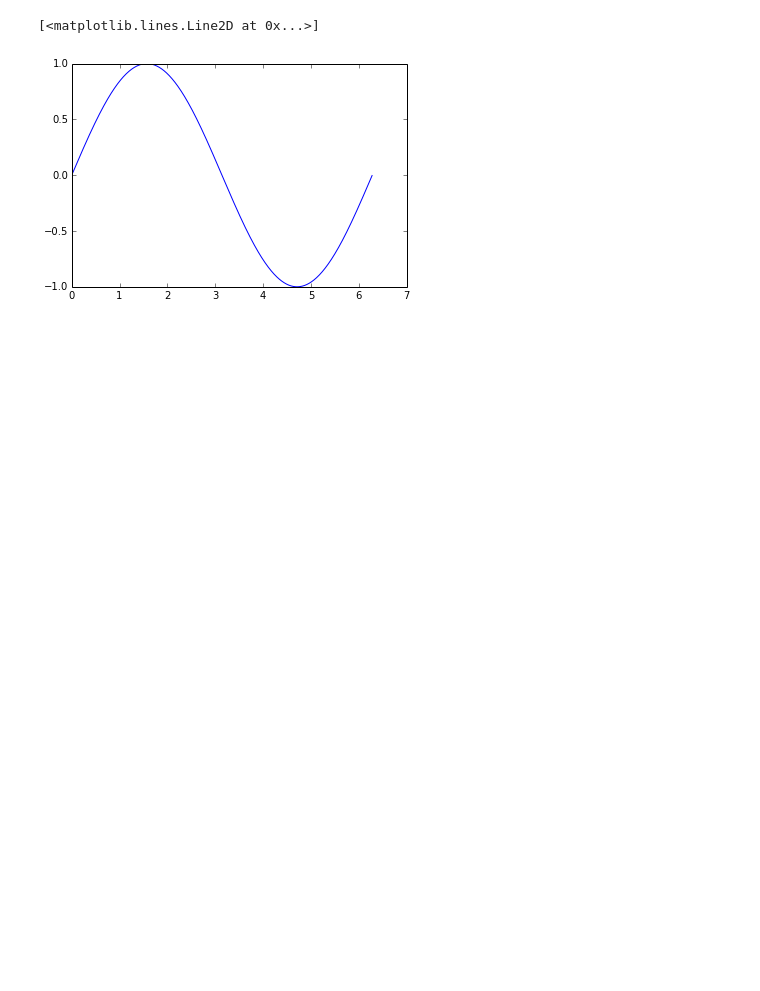
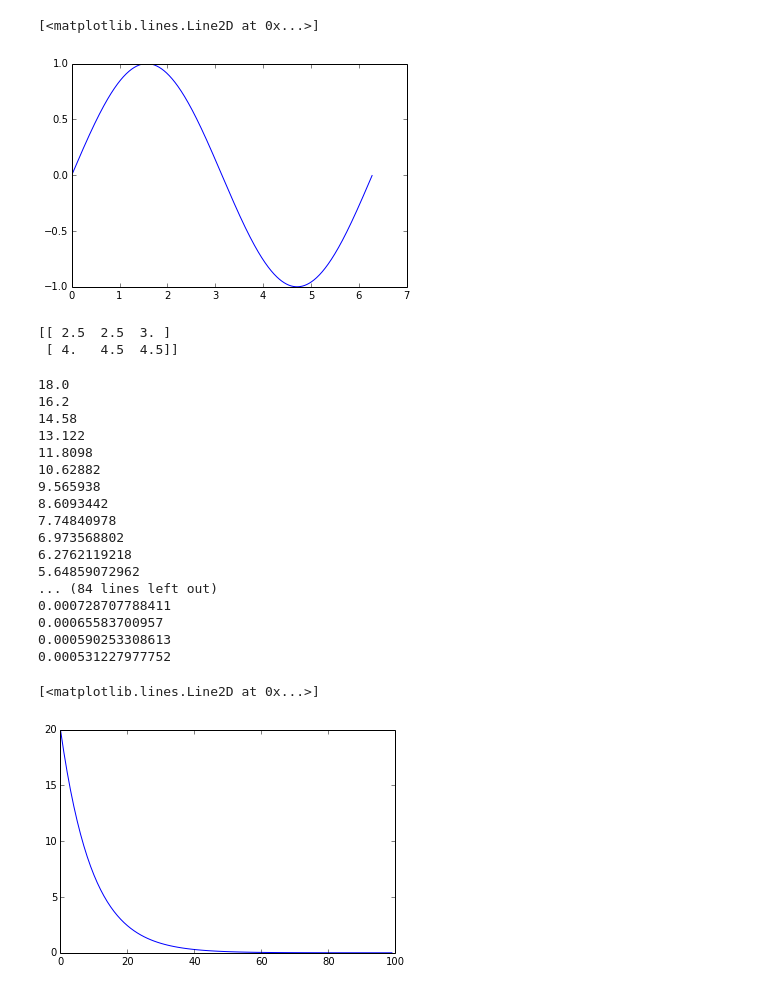
Before and after one commit to AlexFengCisco/Tensorflow, a Jupyter notebook: Jupyter_note/Tensorflow_note.ipynb, the cells around one changed output. Saved outputs shown, nothing was run; the diff lists cells and outputs as text; code cells hidden in the pictures; blank space fills up the shorter version.

```diff
--- a/Jupyter_note/Tensorflow_note.ipynb
+++ b/Jupyter_note/Tensorflow_note.ipynb
@@ -271,3 +285,53 @@ plt.plot(x,y)
 # %% [output]
 [<matplotlib.lines.Line2D at 0x...>]
 [figure]
+# %%
+v=tf.constant([[1.0,2.0,3.0],[4.0,5.0,6.0]])
+s=tf.Session()
+print s.run(tf.clip_by_value(v,2.5,4.5))
+s.close()
+# tf.clip_by_value contains data in a dadicated range to avoid math error .
+# %% [output]
+[[ 2.5  2.5  3. ]
+ [ 4.   4.5  4.5]]
+# %%
+#the following code is a description about Gradent Descent
+#w = 20 is a initial weight
+#0.1 is a initial learning rate
+
+w = 20
+learning_rate = 0.05
+STEPS = 100
+#try to tunning init learning rate and steps ,check the matplot graph line
+
+i = 0
+y = []
+x = []
+for i in range(STEPS):
+    y.append(w)
+    x.append(i)
+    w = w-learning_rate*2*w
+    print w
+
+%matplotlib inline
+plt.plot(x,y)
+# %% [output]
+18.0
+16.2
+14.58
+13.122
+11.8098
+10.62882
+9.565938
+8.6093442
+7.74840978
+6.973568802
+6.2762119218
+5.64859072962
+... (84 lines left out)
+0.000728707788411
+0.00065583700957
+0.000590253308613
+0.000531227977752
+[<matplotlib.lines.Line2D at 0x...>]
+[figure, added]
```
Also changed, not shown: parts of 1 cell of this notebook.
